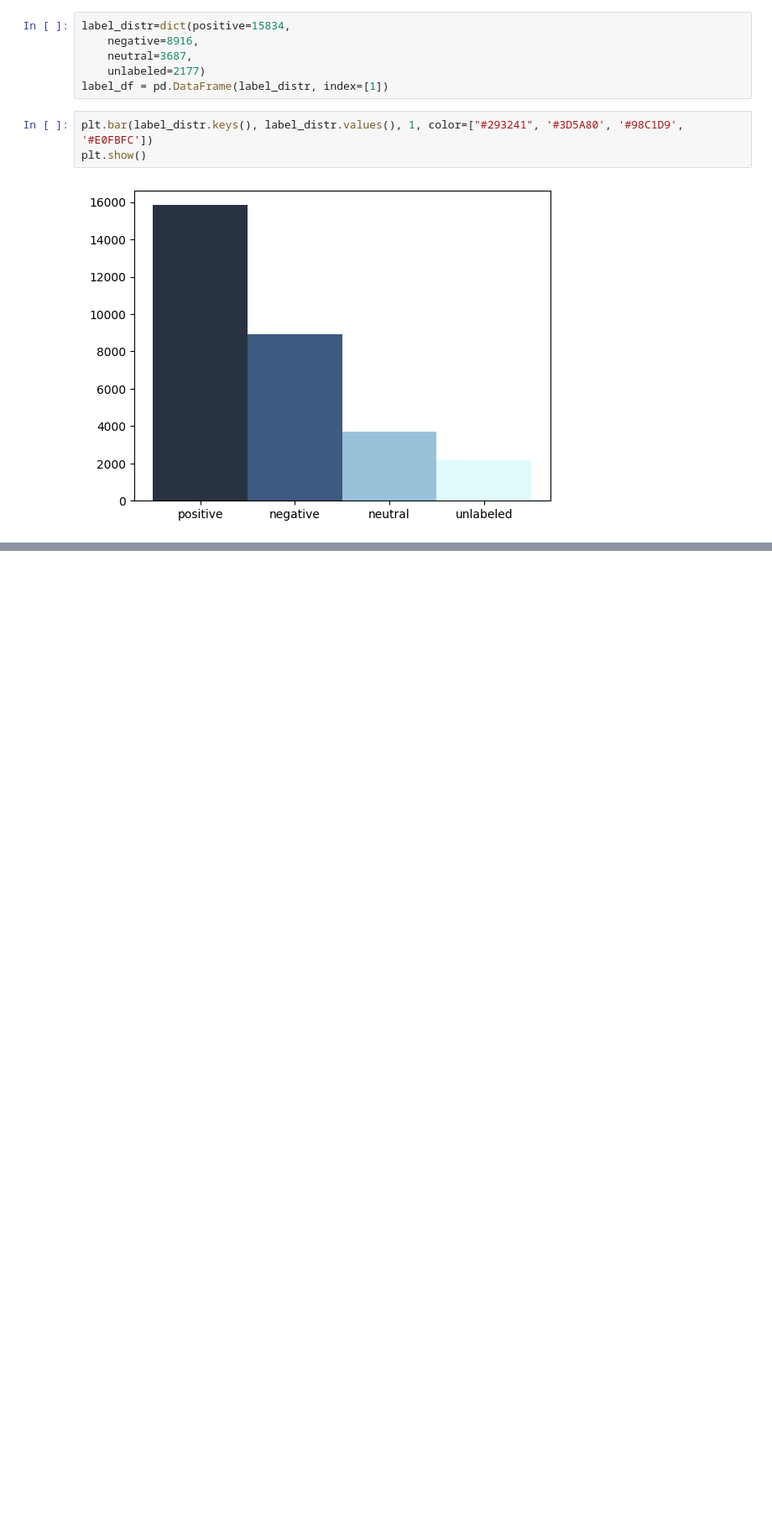
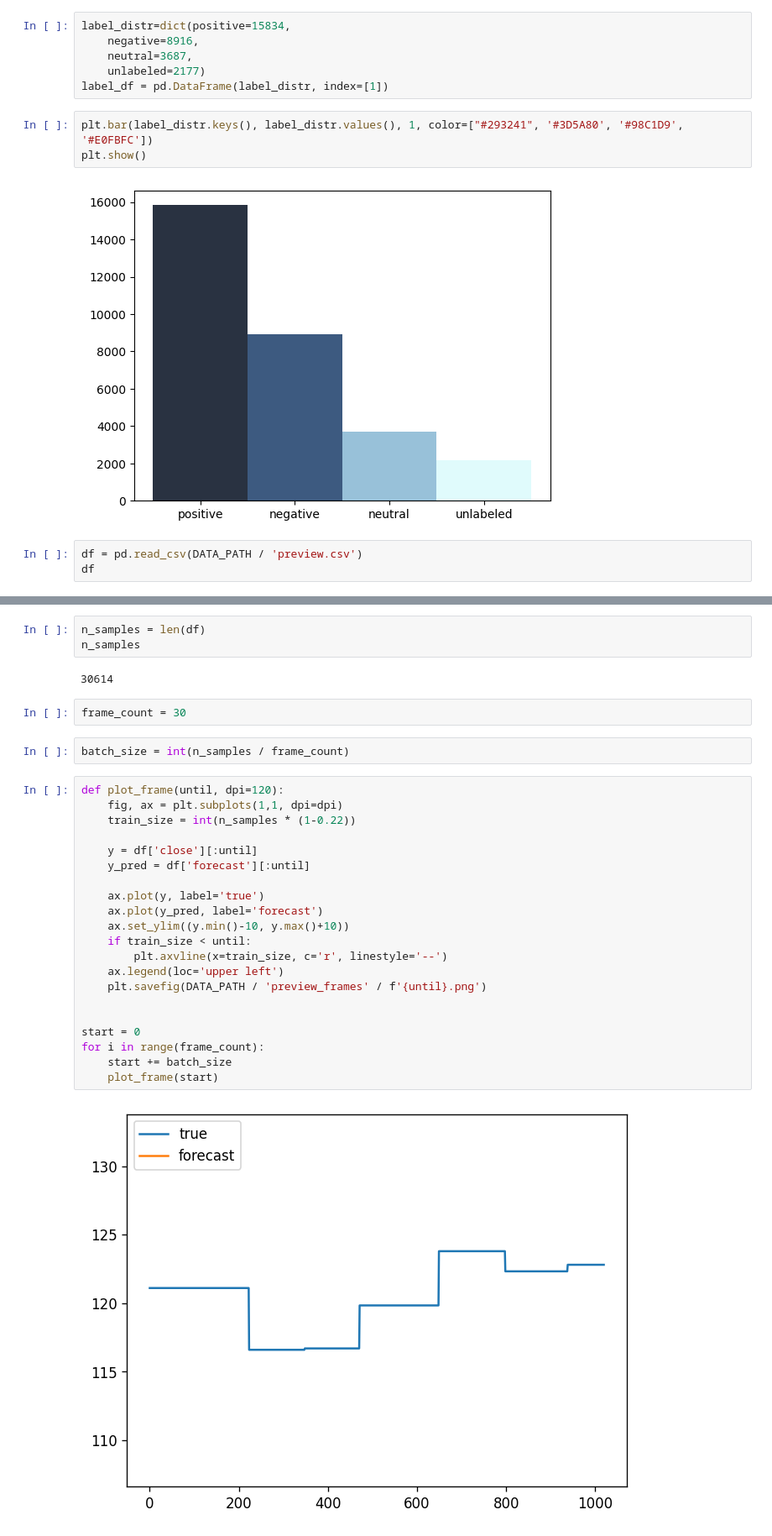
Before and after one commit to irusland/stonks, a Jupyter notebook: notebooks/review-utils.ipynb, the cells around one changed output, grey strips where cells are left out. Shown at 84% size. Drawn from its saved outputs; the diff is of its cells as text; blank space fills up the shorter version.

```diff
--- a/notebooks/review-utils.ipynb
+++ b/notebooks/review-utils.ipynb
@@ -14,4 +15,6 @@ plt.show()
 # %% [output]
 [figure]
 # %%
+df = pd.read_csv(DATA_PATH / 'preview.csv')
+df
 # %% [output]
@@ -18,0 +34,32 @@ plt.show()
+# %%
+n_samples = len(df)
+n_samples
+# %% [output]
+30614
+# %%
+frame_count = 30
+# %%
+batch_size = int(n_samples / frame_count)
+# %%
+def plot_frame(until, dpi=120):
+    fig, ax = plt.subplots(1,1, dpi=dpi)
+    train_size = int(n_samples * (1-0.22))
+
+    y = df['close'][:until]
+    y_pred = df['forecast'][:until]
+
+    ax.plot(y, label='true')
+    ax.plot(y_pred, label='forecast')
+    ax.set_ylim((y.min()-10, y.max()+10))
+    if train_size < until:
+        plt.axvline(x=train_size, c='r', linestyle='--')
+    ax.legend(loc='upper left')
+    plt.savefig(DATA_PATH / 'preview_frames' / f'{until}.png')
+
+
+start = 0
+for i in range(frame_count):
+    start += batch_size
+    plot_frame(start)
+# %% [output]
+[figure, added]
```
Also changed, not shown: parts of 4 cells of this notebook, 3 other files.
